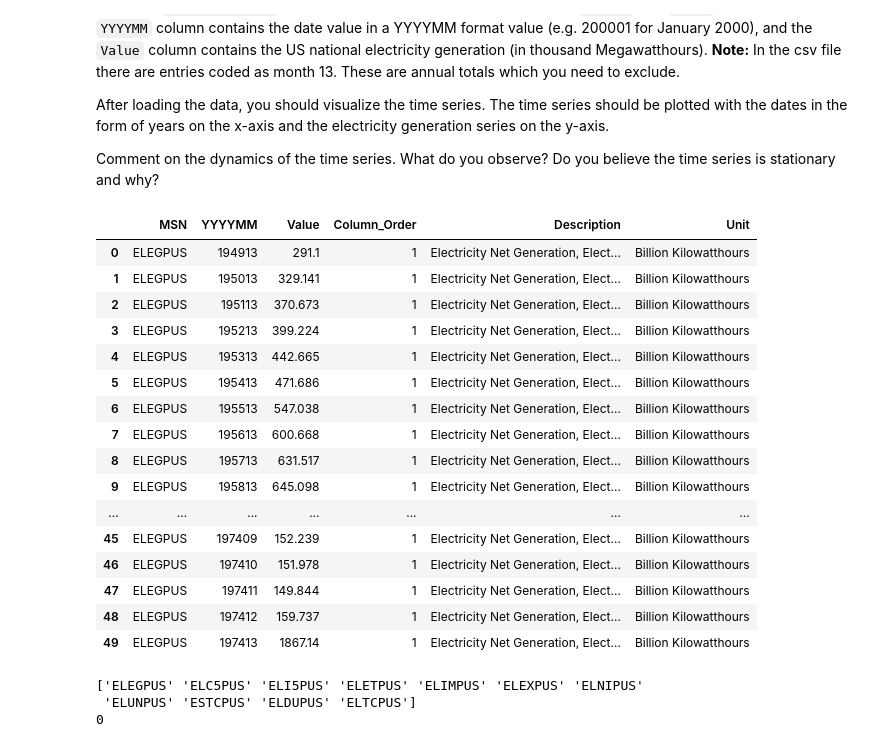
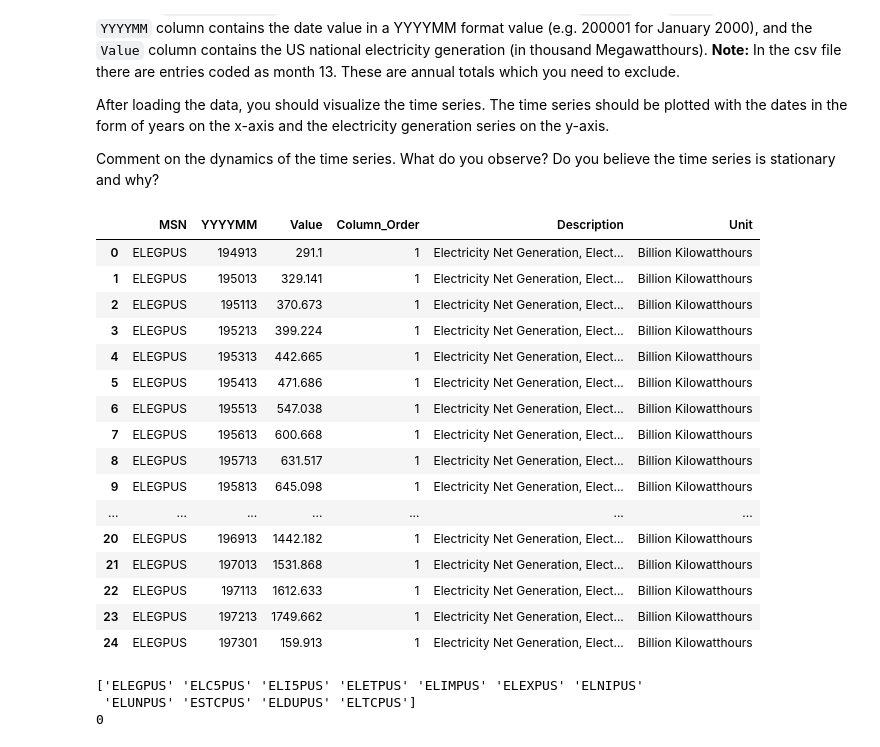
Before and after one commit to qgelena/US-_monthly-_electricity_generation, a Jupyter notebook: ftse_assignment_2026.ipynb, the cells around one changed output. Saved outputs shown, nothing was run; the diff lists cells and outputs as text; code cells hidden in the pictures.

```diff
--- a/ftse_assignment_2026.ipynb
+++ b/ftse_assignment_2026.ipynb
@@ -57,25 +55,25 @@ After loading the data, you should visualize the time series. The time series sh
 
 Comment on the dynamics of the time series. What do you observe? Do you believe the time series is stationary and why?
 # %%
-electricity.head(50)
+electricity.head(25)
 # %% [output]
 |  | MSN | YYYYMM | Value | Column_Order | Description | Unit |
 | 0 | ELEGPUS | 194913 | 291.1 | 1 | Electricity Net Generation, Elect... | Billion Kilowatthours |
 | 1 | ELEGPUS | 195013 | 329.141 | 1 | Electricity Net Generation, Elect... | Billion Kilowatthours |
 | 2 | ELEGPUS | 195113 | 370.673 | 1 | Electricity Net Generation, Elect... | Billion Kilowatthours |
 | 3 | ELEGPUS | 195213 | 399.224 | 1 | Electricity Net Generation, Elect... | Billion Kilowatthours |
 | 4 | ELEGPUS | 195313 | 442.665 | 1 | Electricity Net Generation, Elect... | Billion Kilowatthours |
 | 5 | ELEGPUS | 195413 | 471.686 | 1 | Electricity Net Generation, Elect... | Billion Kilowatthours |
 | 6 | ELEGPUS | 195513 | 547.038 | 1 | Electricity Net Generation, Elect... | Billion Kilowatthours |
 | 7 | ELEGPUS | 195613 | 600.668 | 1 | Electricity Net Generation, Elect... | Billion Kilowatthours |
 | 8 | ELEGPUS | 195713 | 631.517 | 1 | Electricity Net Generation, Elect... | Billion Kilowatthours |
 | 9 | ELEGPUS | 195813 | 645.098 | 1 | Electricity Net Generation, Elect... | Billion Kilowatthours |
 | ... | ... | ... | ... | ... | ... | ... |
-| 45 | ELEGPUS | 197409 | 152.239 | 1 | Electricity Net Generation, Elect... | Billion Kilowatthours |
-| 46 | ELEGPUS | 197410 | 151.978 | 1 | Electricity Net Generation, Elect... | Billion Kilowatthours |
-| 47 | ELEGPUS | 197411 | 149.844 | 1 | Electricity Net Generation, Elect... | Billion Kilowatthours |
-| 48 | ELEGPUS | 197412 | 159.737 | 1 | Electricity Net Generation, Elect... | Billion Kilowatthours |
-| 49 | ELEGPUS | 197413 | 1867.14 | 1 | Electricity Net Generation, Elect... | Billion Kilowatthours |
+| 20 | ELEGPUS | 196913 | 1442.182 | 1 | Electricity Net Generation, Elect... | Billion Kilowatthours |
+| 21 | ELEGPUS | 197013 | 1531.868 | 1 | Electricity Net Generation, Elect... | Billion Kilowatthours |
+| 22 | ELEGPUS | 197113 | 1612.633 | 1 | Electricity Net Generation, Elect... | Billion Kilowatthours |
+| 23 | ELEGPUS | 197213 | 1749.662 | 1 | Electricity Net Generation, Elect... | Billion Kilowatthours |
+| 24 | ELEGPUS | 197301 | 159.913 | 1 | Electricity Net Generation, Elect... | Billion Kilowatthours |
 # %%
 print(electricity['MSN'].unique())
 print(electricity.index.duplicated().sum())
```
Also changed, not shown: parts of 9 cells of this notebook.
